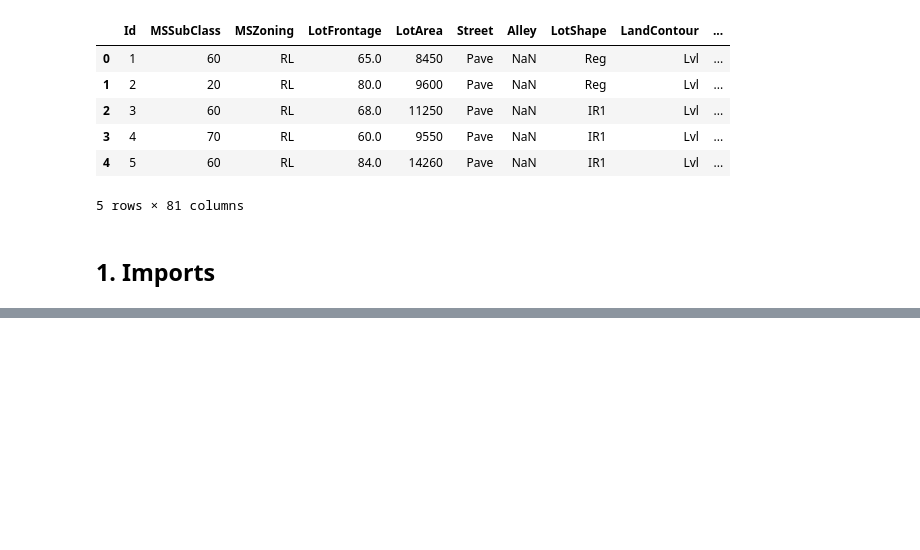
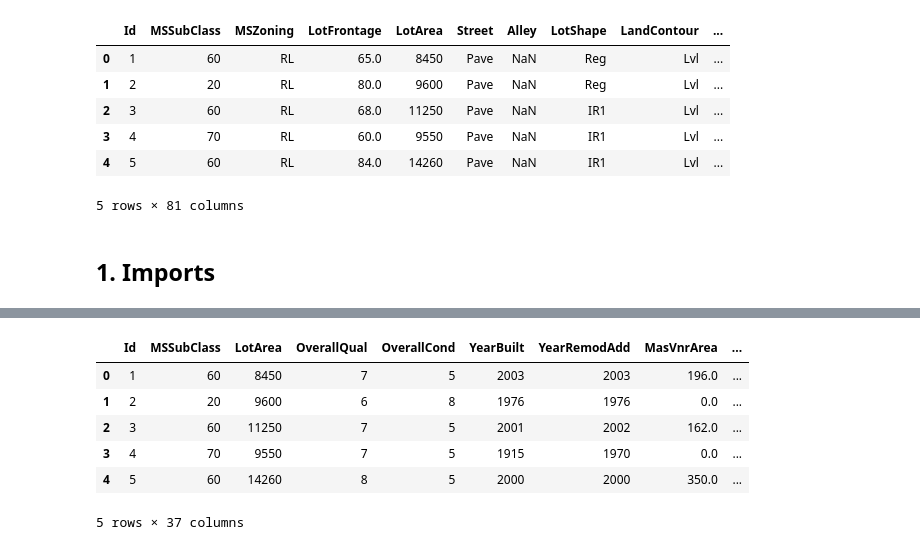
Before and after one commit to joaossoliveira/House-price, a Jupyter notebook: House_Price1.ipynb, the cells around one changed output, grey strips where cells are left out. Drawn from its saved outputs; the diff is of its cells as text; code cells hidden in the pictures; blank space fills up the shorter version.

```diff
--- a/House_Price1.ipynb
+++ b/House_Price1.ipynb
@@ -67,0 +140,5 @@ warnings.filterwarnings("ignore")
+# %%
+#eliminando colunas com + de 10% de valores vazios
+eliminar = train_data.columns[(train_data.isnull().sum() / train_data.shape[0]) > 0.1]
+
+eliminar
@@ -67,0 +186,11 @@ warnings.filterwarnings("ignore")
+# %%
+train_data2 = train_data.loc[:,colunas]
+train_data2.head()
+# %% [output]
+|  | Id | MSSubClass | LotArea | OverallQual | OverallCond | YearBuilt | YearRemodAdd | MasVnrArea | ... |
+| 0 | 1 | 60 | 8450 | 7 | 5 | 2003 | 2003 | 196.0 | ... |
+| 1 | 2 | 20 | 9600 | 6 | 8 | 1976 | 1976 | 0.0 | ... |
+| 2 | 3 | 60 | 11250 | 7 | 5 | 2001 | 2002 | 162.0 | ... |
+| 3 | 4 | 70 | 9550 | 7 | 5 | 1915 | 1970 | 0.0 | ... |
+| 4 | 5 | 60 | 14260 | 8 | 5 | 2000 | 2000 | 350.0 | ... |
+5 rows × 37 columns
```
Also changed, not shown: parts of 12 cells of this notebook.
